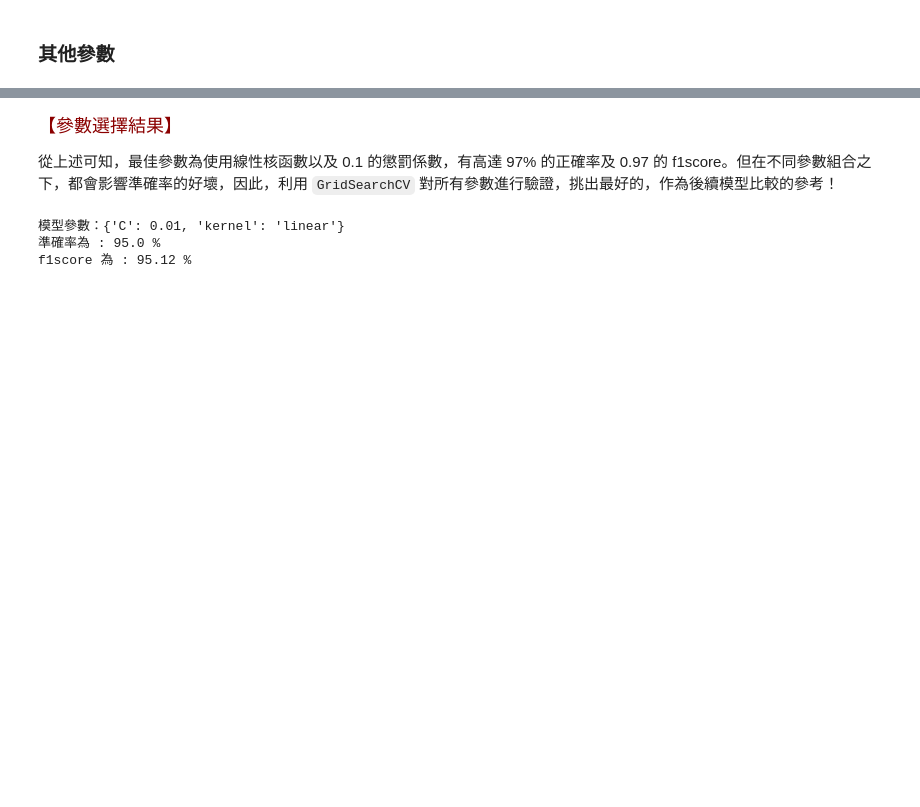
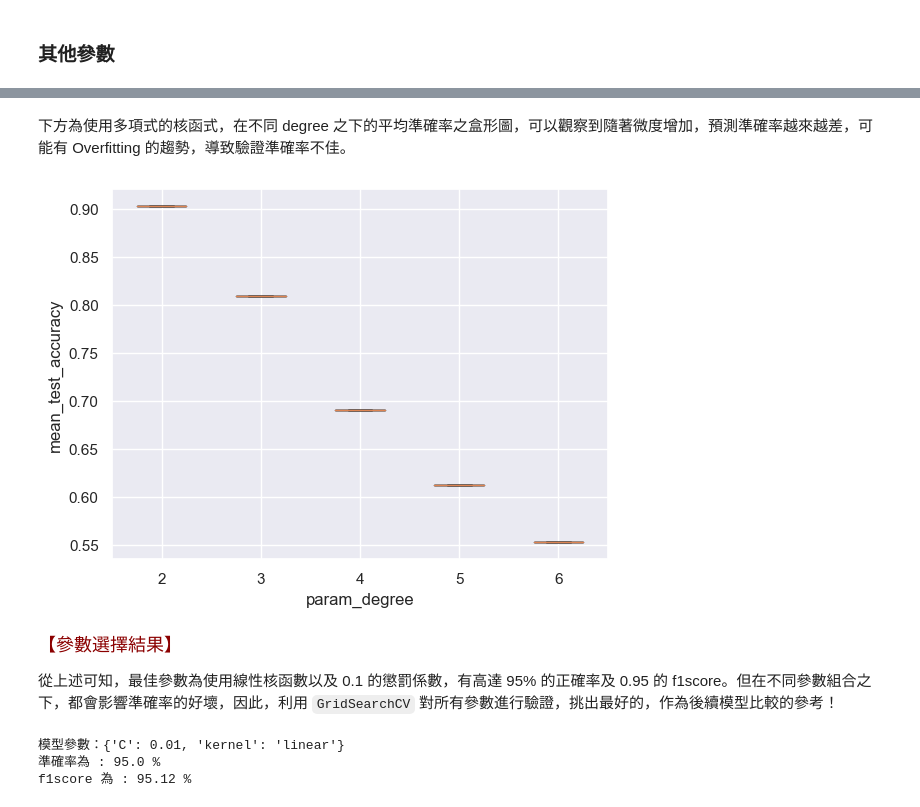
Before and after one commit to amy10202808/1112ShallowMachineLearning, a Jupyter notebook: hw3Classification/hw3_711133117_陳怡升_AT&T_face.ipynb, the cells around one changed output, grey strips where cells are left out. Drawn from its saved outputs; the diff is of its cells as text; code cells hidden in the pictures; blank space fills up the shorter version.

```diff
--- a/hw3Classification/hw3_711133117_陳怡升_AT&T_face.ipynb
+++ b/hw3Classification/hw3_711133117_陳怡升_AT&T_face.ipynb
@@ -396,7 +396,13 @@ plt.show()
+# %% [markdown]
+下方為使用多項式的核函式，在不同 degree 之下的平均準確率之盒形圖，可以觀察到隨著微度增加，預測準確率越來越差，可能有 Overfitting 的趨勢，導致驗證準確率不佳。
+# %%
+boxplotset('param_degree', 'mean_test_accuracy', df_want_SVM.loc[df_want_SVM['param_kernel']=='poly'])
+# %% [output]
+[figure, added]
 # %% [markdown]
 <font size=4 color=darkred>【參數選擇結果】</font>
 
-從上述可知，最佳參數為使用線性核函數以及 0.1 的懲罰係數，有高達 97\% 的正確率及 0.97 的 f1score。但在不同參數組合之下，都會影響準確率的好壞，因此，利用 `GridSearchCV` 對所有參數進行驗證，挑出最好的，作為後續模型比較的參考！
+從上述可知，最佳參數為使用線性核函數以及 0.1 的懲罰係數，有高達 95\% 的正確率及 0.95 的 f1score。但在不同參數組合之下，都會影響準確率的好壞，因此，利用 `GridSearchCV` 對所有參數進行驗證，挑出最好的，作為後續模型比較的參考！
 # %%
 print("模型參數：{}".format(grid.best_params_))
 opts = grid.best_params_
```
Also changed, not shown: parts of 16 cells of this notebook.
